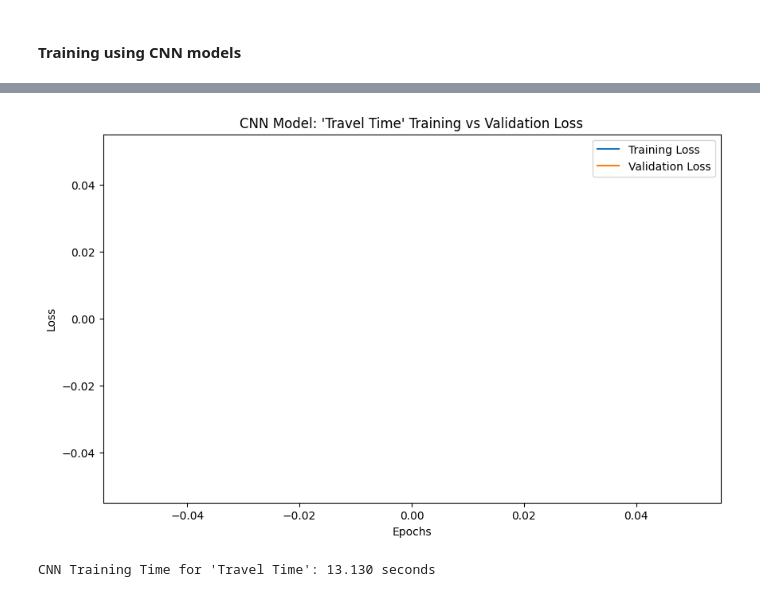
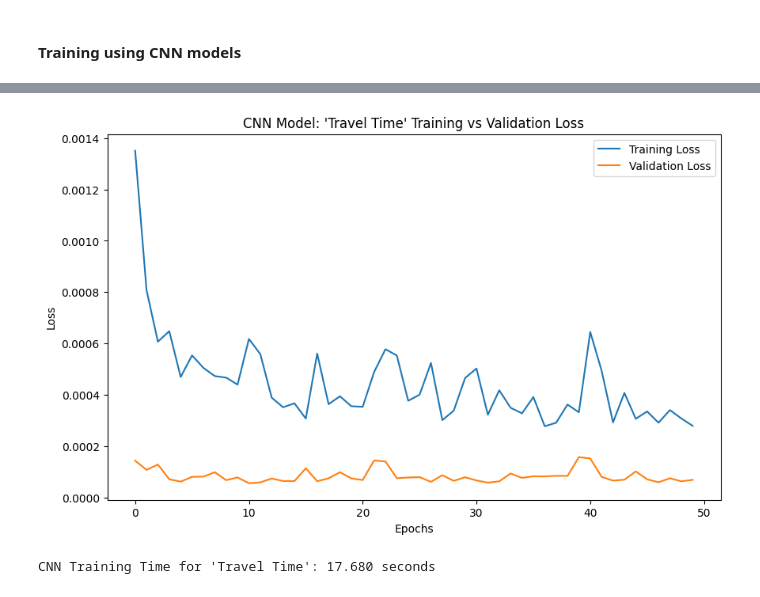
Before and after one commit to spate738/AISE4010-Group7-Project, a Jupyter notebook: realTraffic.ipynb, the cells around one changed output, grey strips where cells are left out. Drawn from its saved outputs; the diff is of its cells as text; code cells hidden in the pictures.

```diff
--- a/realTraffic.ipynb
+++ b/realTraffic.ipynb
@@ -117,7 +117,7 @@ timestamp
 
 # Dataset for intersection t4013
 data_t4013 = df_o2.join(df_t2, how='outer').join(df_s2, how='outer')
-data = data_t4013['2015-09-09':]  # take only data after certain date
+data = data_t4013['2015-09-08 12':]  # take only data after certain date
 
 
 
@@ -134,6 +134,8 @@ data['Travel Time'].plot()
 data = data.resample('5min').mean()
 data = data.interpolate()
 
+data['Travel Time'] = data['Travel Time'].bfill()   # special case where Travel Time has few initial data points missing
+
 # Normalize each variable using ________(MinMax)_________
 scaler = MinMaxScaler()
 data['Speed'] = scaler.fit_transform(data[['Speed']])
@@ -214,7 +218,6 @@ from time import time
 # %% [markdown]
 ### CNN Model
 # %%
-# create models
 # CNN model
 model_CNN = Sequential([
     Conv1D(64, kernel_size=3, activation='relu', input_shape=(Xo_train.shape[1], 1)),
@@ -228,11 +231,12 @@ model_CNN = Sequential([
 # Optimizer ________ and loss _________
 model_CNN.compile(optimizer='adam', loss='mean_squared_error')    # why?
 
-model_CNN_s, model_CNN_o, model_CNN_t= model_CNN, model_CNN, model_CNN
+model_CNN_s, model_CNN_o, model_CNN_t = model_CNN, model_CNN, model_CNN
 
-# Choose parameters and train dataset
+# Choose parameters for training
 EPOCHS = 50
 BATCH_SIZE = 32
+VAL_SPLIT = 0.2
 # %% [markdown]
 #### Training using CNN models
 # %%
@@ -312,7 +316,7 @@ CNN Training Time for 'Occupancy': 14.663 seconds
 # %%
 # Travel Time data
 start_time = time()
-cnn_history_ttime = model_CNN_t.fit(Xt_train, yt_train, epochs=EPOCHS, batch_size=BATCH_SIZE, validation_split=0.2)
+cnn_history_ttime = model_CNN_t.fit(Xt_train, yt_train, epochs=EPOCHS, batch_size=BATCH_SIZE, validation_split=VAL_SPLIT)
 cnn_time_ttime = time() - start_time
 
 # Plot training and validation loss
@@ -347,2 +351,2 @@ Epoch 50/50
-[figure, old version]
+[figure, new version]
-CNN Training Time for 'Travel Time': 13.130 seconds
+CNN Training Time for 'Travel Time': 17.680 seconds
```
Also changed, not shown: parts of 20 cells of this notebook.
